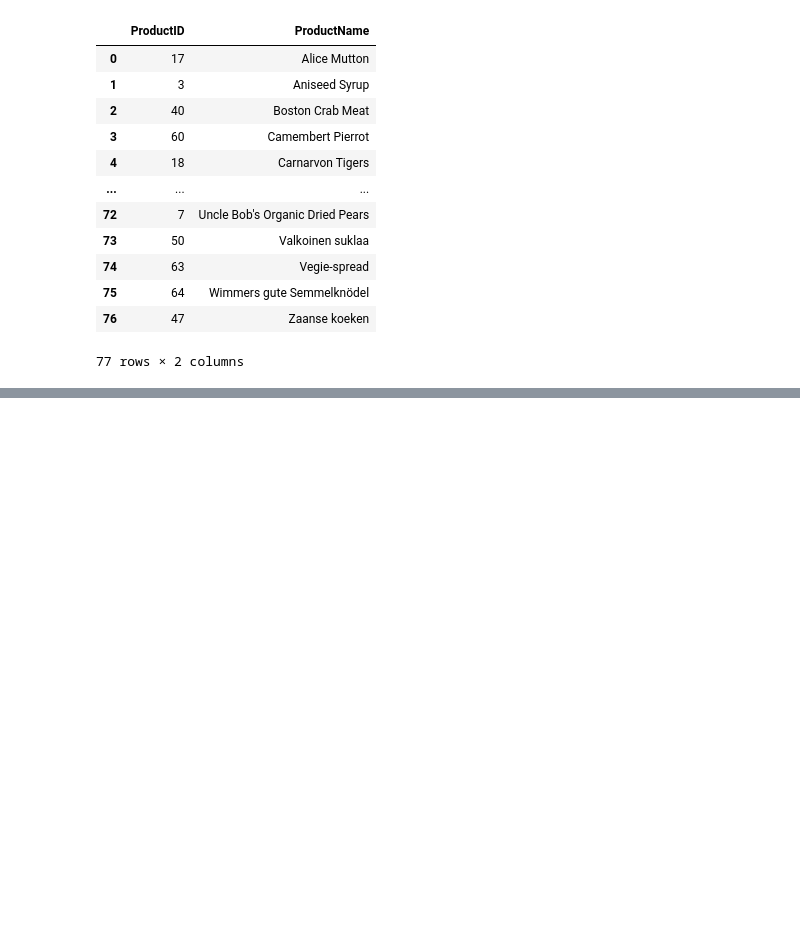
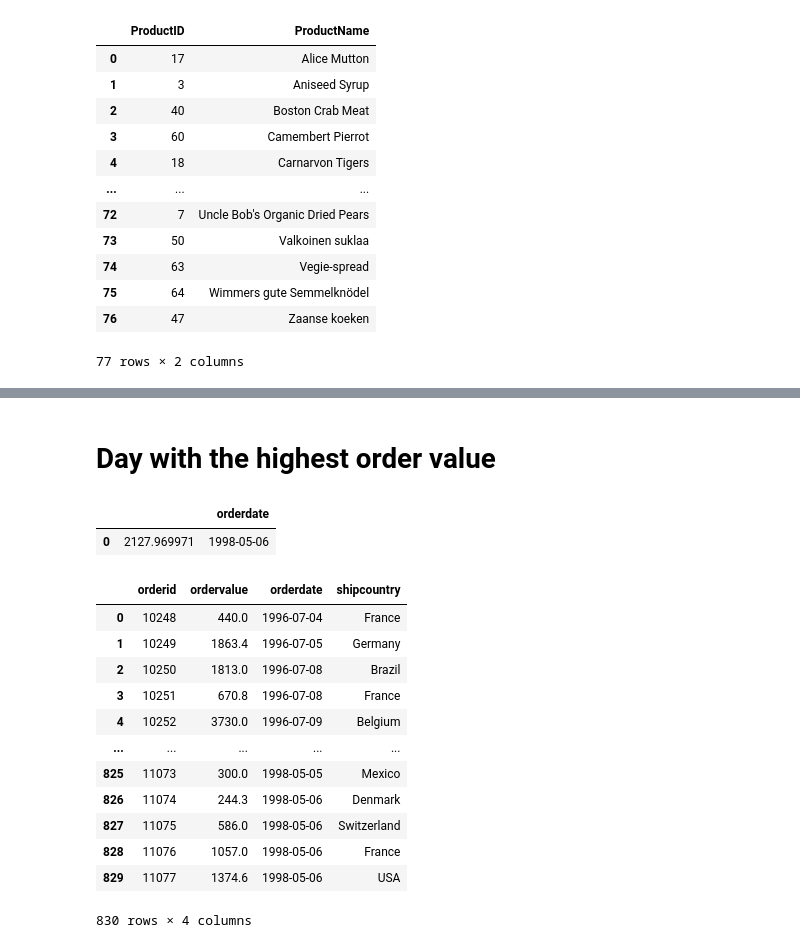
Before and after one commit to josemarcosit/python-streamlit, a Jupyter notebook: northwind.ipynb, the cells around one changed output, grey strips where cells are left out. Drawn from its saved outputs; the diff is of its cells as text; code cells hidden in the pictures; blank space fills up the shorter version.

```diff
--- a/northwind.ipynb
+++ b/northwind.ipynb
@@ -86,0 +453,43 @@ pd.read_sql(query2, engine)
+# %% [markdown]
+# Day with the highest order value
+# %%
+query19 = """
+SELECT TOP 1
+	MAX([Order Details].productid * [Order Details].UnitPrice - [Order Details].discount),
+	orders.orderdate
+FROM [Order Details]
+JOIN orders on orders.orderid = [Order Details].orderid
+GROUP BY orders.orderdate
+ORDER BY orders.orderdate DESC;
+"""
+pd.read_sql(query19, engine)
+# %% [output]
+|  |  | orderdate |
+| 0 | 2127.969971 | 1998-05-06 |
+# %%
+query20 = """
+SELECT
+	[Order Details].orderid, SUM([Order Details].quantity * [Order Details].UnitPrice) AS ordervalue,
+	orders.orderdate, orders.shipcountry
+FROM [Order Details]
+JOIN orders on orders.orderid = [Order Details].orderid
+GROUP BY
+    [Order Details].orderid,
+    orders.orderdate,
+    orders.shipcountry;
+"""
+pd.read_sql(query20, engine)
+# %% [output]
+|  | orderid | ordervalue | orderdate | shipcountry |
+| 0 | 10248 | 440.0 | 1996-07-04 | France |
+| 1 | 10249 | 1863.4 | 1996-07-05 | Germany |
+| 2 | 10250 | 1813.0 | 1996-07-08 | Brazil |
+| 3 | 10251 | 670.8 | 1996-07-08 | France |
+| 4 | 10252 | 3730.0 | 1996-07-09 | Belgium |
+| ... | ... | ... | ... | ... |
+| 825 | 11073 | 300.0 | 1998-05-05 | Mexico |
+| 826 | 11074 | 244.3 | 1998-05-06 | Denmark |
+| 827 | 11075 | 586.0 | 1998-05-06 | Switzerland |
+| 828 | 11076 | 1057.0 | 1998-05-06 | France |
+| 829 | 11077 | 1374.6 | 1998-05-06 | USA |
+830 rows × 4 columns
```
Also changed, not shown: parts of 42 cells of this notebook.
